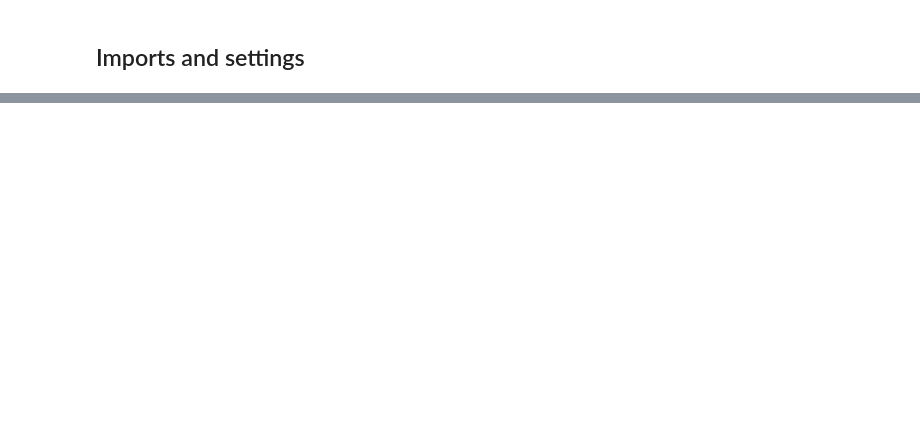
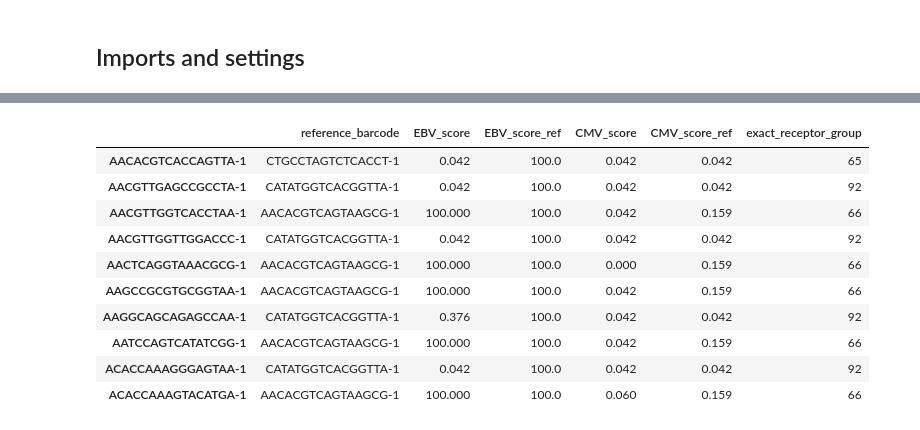
Before and after one commit to scverse/scirpy, a Jupyter notebook: docs/tutorials/tutorial_beam_t_query.ipynb, the cells around one changed output, grey strips where cells are left out. Saved outputs shown, nothing was run; the diff lists cells and outputs as text; code cells hidden in the pictures; blank space fills up the shorter version.

```diff
--- a/docs/tutorials/tutorial_beam_t_query.ipynb
+++ b/docs/tutorials/tutorial_beam_t_query.ipynb
@@ -724,0 +212,12 @@ display(score_group_table)
+# %%
+reference_barcodes = (
+    query_suitable.loc[query_suitable["conservative_ebv_reference"]]
+    .sort_values(["exact_receptor_group", "barcode"])
+    .drop_duplicates("exact_receptor_group")
+    .index
+)
+query_barcodes = query_suitable.index.difference(reference_barcodes, sort=False)
+reference = mdata[reference_barcodes, :].copy()
+query = mdata[query_barcodes, :].copy()
+
+display(pd.DataFrame({"cells": [reference.n_obs, query.n_obs], "unique exact receptor groups": [reference.mod["airr"].obs["exact_receptor_group"].nunique(), query.mod["airr"].obs["exact_receptor_group"].nunique()]}, index=["reference", "query"]))
@@ -724,0 +232,52 @@ display(score_group_table)
+# %%
+ir.pp.ir_dist(query, reference, sequence="aa", metric="identity", cutoff=0, key_added=QUERY_DISTANCE_KEY)
+ir.tl.ir_query(
+    query,
+    reference,
+    sequence="aa",
+    metric="identity",
+    receptor_arms="all",
+    dual_ir="primary_only",
+    same_v_gene=False,
+    match_columns=None,
+    distance_key=QUERY_DISTANCE_KEY,
+    key_added=QUERY_KEY,
+)
+pairs = ir.tl.ir_query_annotate_df(
+    query,
+    reference,
+    sequence="aa",
+    metric="identity",
+    include_query_cols=["barcode", "EBV_score", "CMV_score", "EBV_umi", "CMV_umi", "negative_control_umi", "exact_receptor_group"],
+    include_ref_cols=["barcode", "EBV_score", "CMV_score", "EBV_umi", "CMV_umi", "negative_control_umi", "exact_receptor_group"],
+    suffix="_ref",
+    query_key=QUERY_KEY,
+).rename(columns={"barcode_ref": "reference_barcode"})
+
+matched_barcodes = pairs.index.unique()
+query.mod["airr"].obs["match_status"] = pd.Categorical(
+    np.where(query.mod["airr"].obs_names.isin(matched_barcodes), "matched", "unmatched"),
+    categories=["matched", "unmatched"],
+)
+query.mod["airr"].obs["query_score_group"] = pd.Categorical(
+    np.where(
+        query.mod["airr"].obs["EBV_score"].ge(BEAM_SCORE_THRESHOLD) & query.mod["airr"].obs["EBV_umi"].gt(0),
+        "EBV score >= 90 with EBV UMI > 0",
+        "other query-suitable cells",
+    ),
+    categories=["other query-suitable cells", "EBV score >= 90 with EBV UMI > 0"],
+)
+
+display(pairs[["reference_barcode", "EBV_score", "EBV_score_ref", "CMV_score", "CMV_score_ref", "exact_receptor_group"]].head(10))
+# %% [output]
+|  | reference_barcode | EBV_score | EBV_score_ref | CMV_score | CMV_score_ref | exact_receptor_group |
+| AACACGTCACCAGTTA-1 | CTGCCTAGTCTCACCT-1 | 0.042 | 100.0 | 0.042 | 0.042 | 65 |
+| AACGTTGAGCCGCCTA-1 | CATATGGTCACGGTTA-1 | 0.042 | 100.0 | 0.042 | 0.042 | 92 |
+| AACGTTGGTCACCTAA-1 | AACACGTCAGTAAGCG-1 | 100.000 | 100.0 | 0.042 | 0.159 | 66 |
+| AACGTTGGTTGGACCC-1 | CATATGGTCACGGTTA-1 | 0.042 | 100.0 | 0.042 | 0.042 | 92 |
+| AACTCAGGTAAACGCG-1 | AACACGTCAGTAAGCG-1 | 100.000 | 100.0 | 0.000 | 0.159 | 66 |
+| AAGCCGCGTGCGGTAA-1 | AACACGTCAGTAAGCG-1 | 100.000 | 100.0 | 0.042 | 0.159 | 66 |
+| AAGGCAGCAGAGCCAA-1 | CATATGGTCACGGTTA-1 | 0.376 | 100.0 | 0.042 | 0.042 | 92 |
+| AATCCAGTCATATCGG-1 | AACACGTCAGTAAGCG-1 | 100.000 | 100.0 | 0.042 | 0.159 | 66 |
+| ACACCAAAGGGAGTAA-1 | CATATGGTCACGGTTA-1 | 0.042 | 100.0 | 0.042 | 0.042 | 92 |
+| ACACCAAAGTACATGA-1 | AACACGTCAGTAAGCG-1 | 100.000 | 100.0 | 0.060 | 0.159 | 66 |
```
Also changed, not shown: parts of 42 cells of this notebook.
